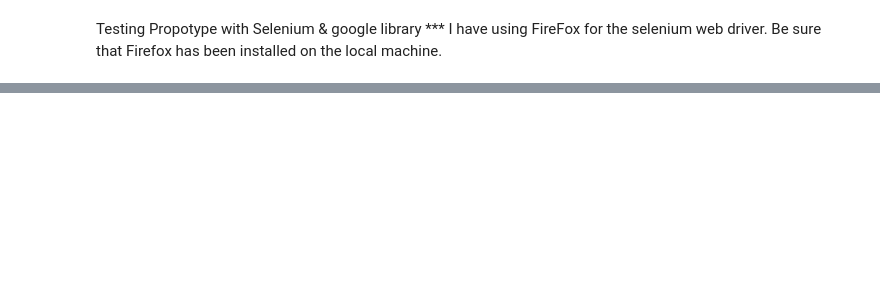
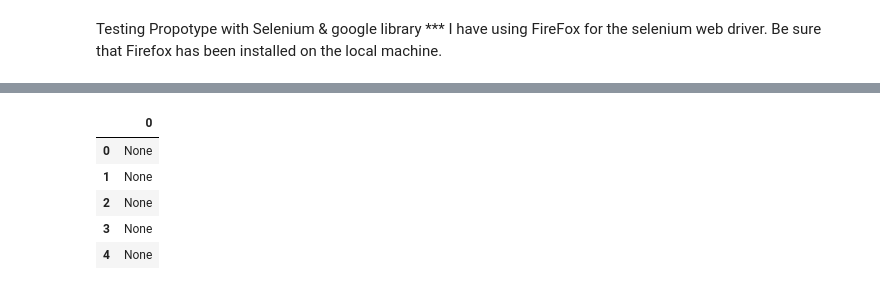
Before and after one commit to kennethtangca/CanTekWebScraping, a Jupyter notebook: seleniumTesting.ipynb, the cells around one changed output, grey strips where cells are left out. Drawn from its saved outputs; the diff is of its cells as text; code cells hidden in the pictures; blank space fills up the shorter version.

```diff
--- a/seleniumTesting.ipynb
+++ b/seleniumTesting.ipynb
@@ -163 +213,10 @@ Scripting from => https://nymag.com/intelligencer/article/joe-biden-2024-electio
+# %%
+df.head(5)
+# %% [output]
+|  | 0 |
+| 0 | None |
+| 1 | None |
+| 2 | None |
+| 3 | None |
+| 4 | None |
 # %%
```
Also changed, not shown: parts of 5 cells of this notebook.
